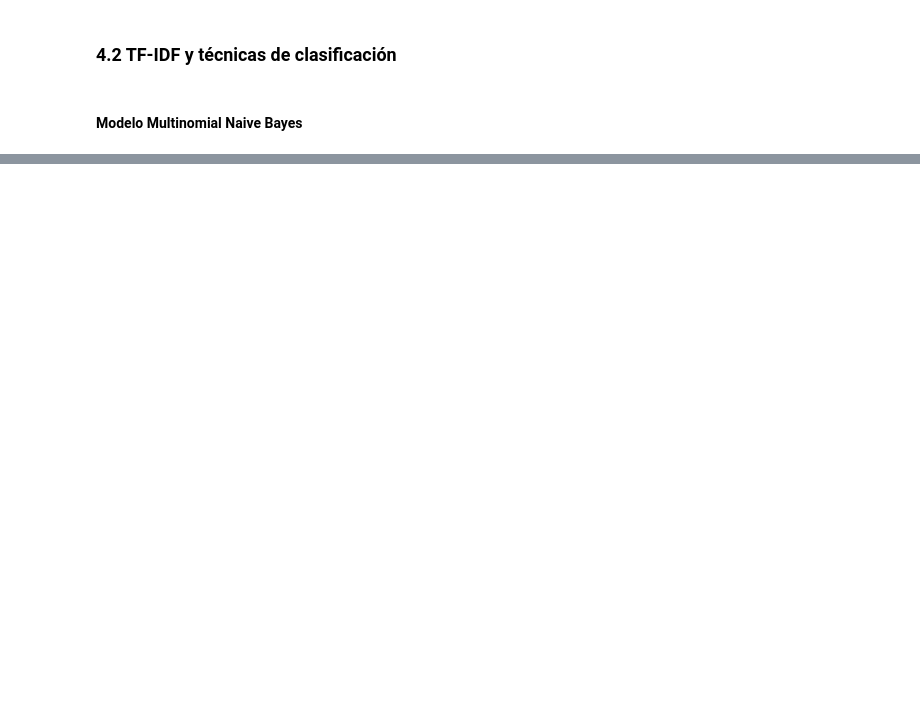
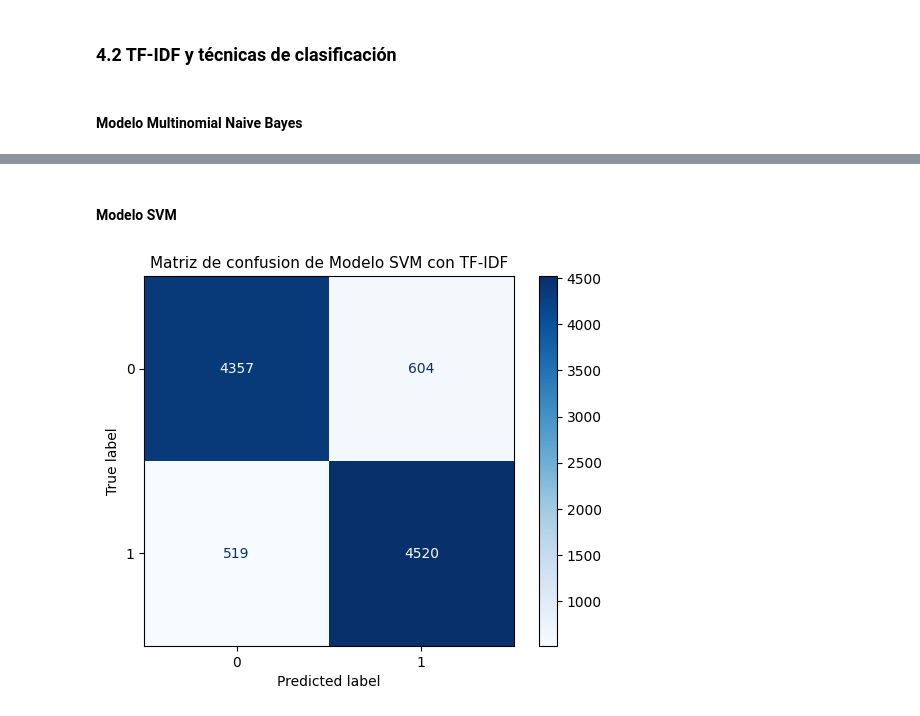
Before and after one commit to LailaBulh/Procesamiento_Lenguaje_Natural, a Jupyter notebook: Clasificacion_texto_263166.ipynb, the cells around one changed output, grey strips where cells are left out. Drawn from its saved outputs; the diff is of its cells as text; code cells hidden in the pictures; blank space fills up the shorter version.

```diff
--- a/Clasificacion_texto_263166.ipynb
+++ b/Clasificacion_texto_263166.ipynb
@@ -491 +507,19 @@ plt.show()
+# %% [markdown]
+#### **Modelo SVM**
+# %%
+svm_TF = LinearSVC()
+svm_TF.fit(X_train, y_train)
+
+y_pred_TF_svm = svm_TF.predict(X_test)
+# %%
+### Matriz de confusion de Modelo SVM
+
+cm_TF_SVM = confusion_matrix(y_test, y_pred_TF_svm)
+disp = ConfusionMatrixDisplay(confusion_matrix = cm_TF_SVM, display_labels=naive_bayes.classes_)
+
+disp.plot(cmap = plt.cm.Blues)
+plt.title('Matriz de confusion de Modelo SVM con TF-IDF', fontsize = 11)
+plt.show()
+# %% [output]
+[figure, added]
 # %%
```
Also changed, not shown: parts of 25 cells of this notebook.
